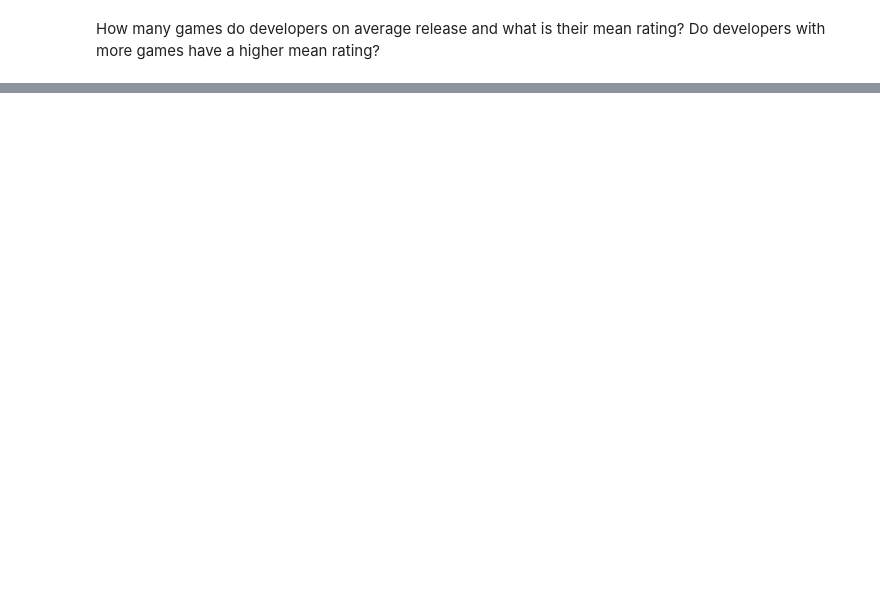
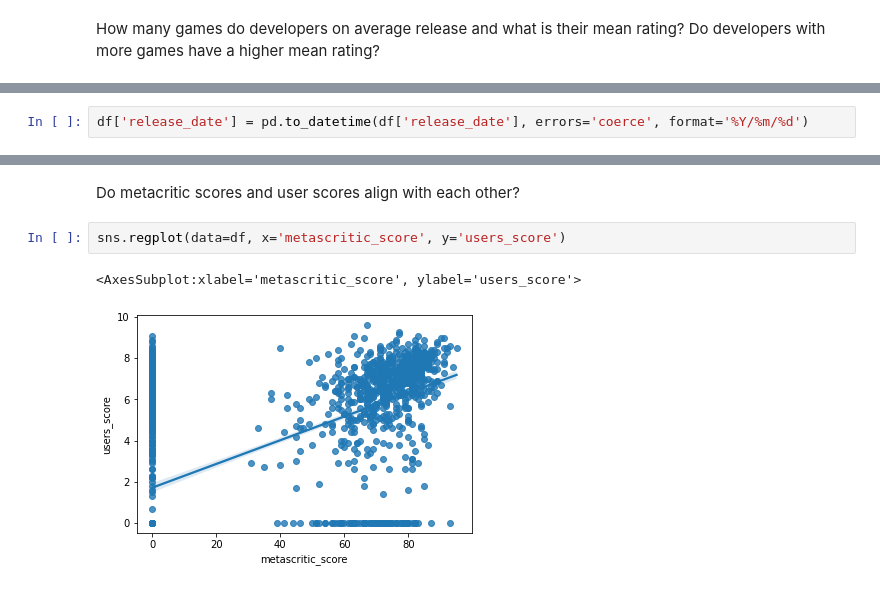
Before and after one commit to harris-ahmad/CS334-EDA, a Jupyter notebook: EDA.ipynb, the cells around one changed output, grey strips where cells are left out. Drawn from its saved outputs; the diff is of its cells as text; blank space fills up the shorter version.

```diff
--- a/EDA.ipynb
+++ b/EDA.ipynb
@@ -54,0 +175,2 @@ pprint(developer_count)
+# %%
+df['release_date'] = pd.to_datetime(df['release_date'], errors='coerce', format='%Y/%m/%d')
@@ -54,0 +295,7 @@ pprint(developer_count)
+# %% [markdown]
+Do metacritic scores and user scores align with each other?
+# %%
+sns.regplot(data=df, x='metascritic_score', y='users_score')
+# %% [output]
+<AxesSubplot:xlabel='metascritic_score', ylabel='users_score'>
+[figure, added]
```
Also changed, not shown: parts of 38 cells of this notebook.
